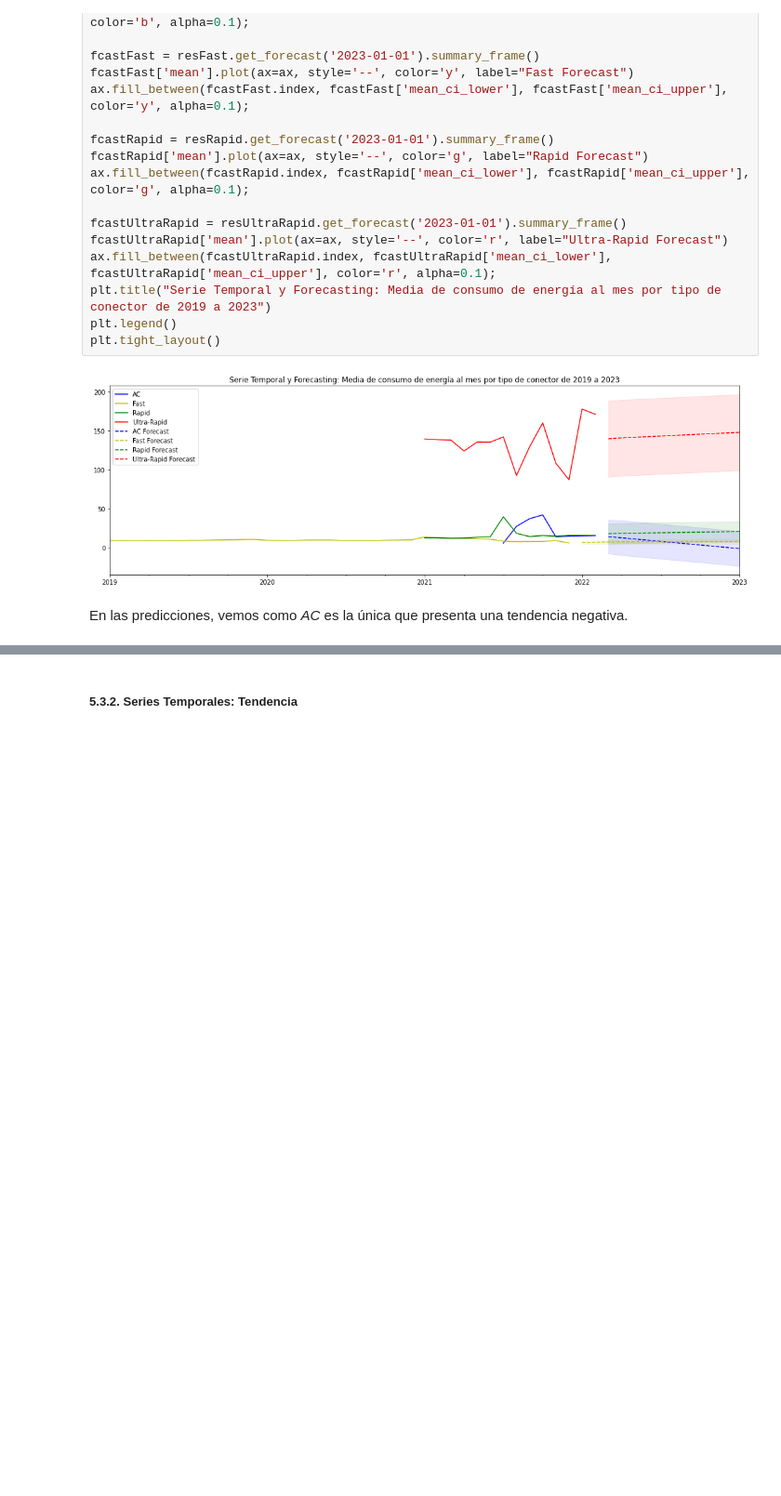
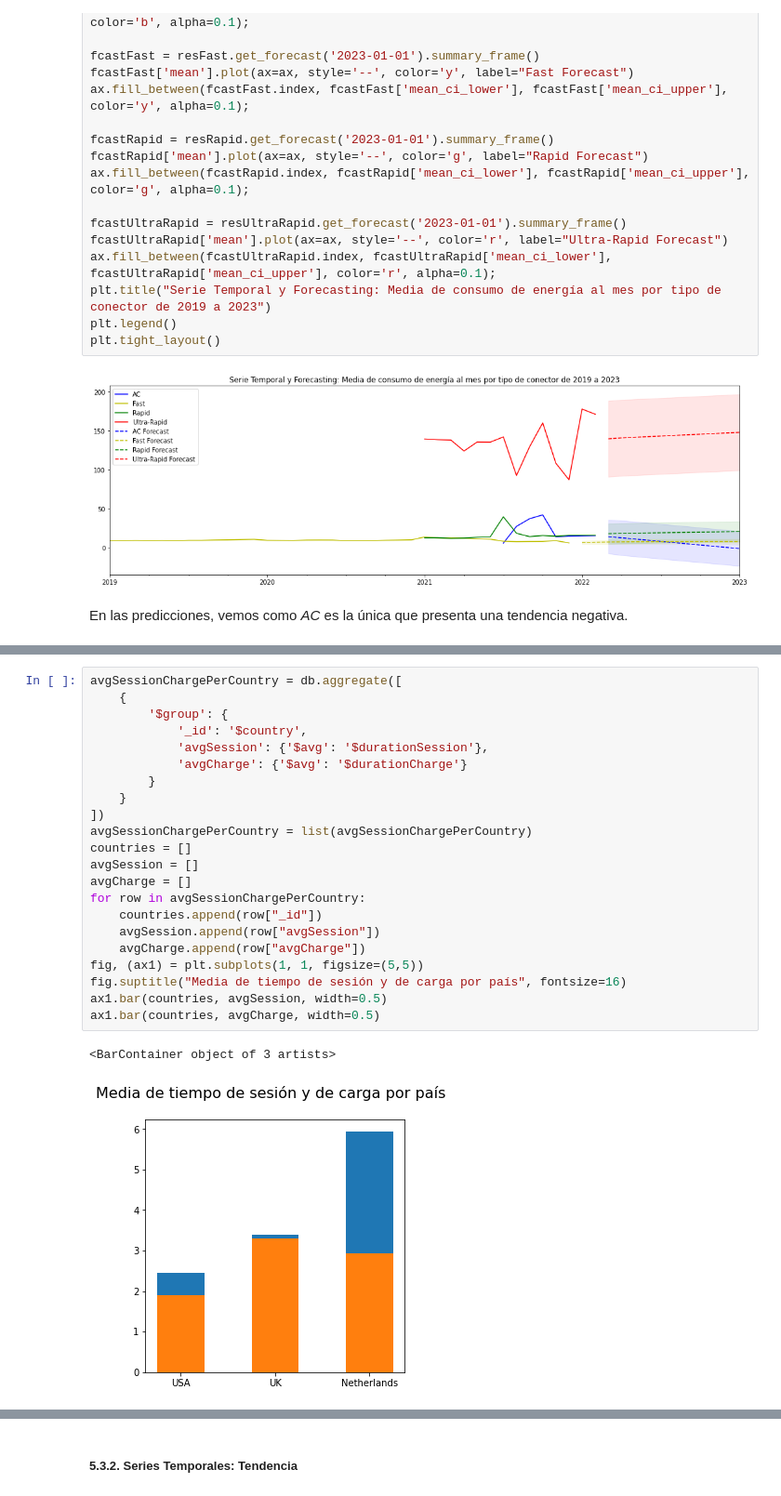
Before and after one commit to jesuscumpli/CienciaDeDatos_ChargingStations, a Jupyter notebook: Memoria_Notebook.ipynb, the cells around one changed output, grey strips where cells are left out. Shown at 93% size. Cells and saved outputs as stored; diff of their text form; blank space fills up the shorter version.

```diff
--- a/Memoria_Notebook.ipynb
+++ b/Memoria_Notebook.ipynb
@@ -1167,0 +1169,25 @@ TODO: mostrar gráficas sobre la duración media tanto de sesión como de carga.
+# %%
+avgSessionChargePerCountry = db.aggregate([
+    {
+        '$group': {
+            '_id': '$country',
+            'avgSession': {'$avg': '$durationSession'},
+            'avgCharge': {'$avg': '$durationCharge'}
+        }
+    }
+])
+avgSessionChargePerCountry = list(avgSessionChargePerCountry)
+countries = []
+avgSession = []
+avgCharge = []
+for row in avgSessionChargePerCountry:
+    countries.append(row["_id"])
+    avgSession.append(row["avgSession"])
+    avgCharge.append(row["avgCharge"])
+fig, (ax1) = plt.subplots(1, 1, figsize=(5,5))
+fig.suptitle("Media de tiempo de sesión y de carga por país", fontsize=16)
+ax1.bar(countries, avgSession, width=0.5)
+ax1.bar(countries, avgCharge, width=0.5)
+# %% [output]
+<BarContainer object of 3 artists>
+[figure, added]
```
Also changed, not shown: parts of 39 cells of this notebook.
